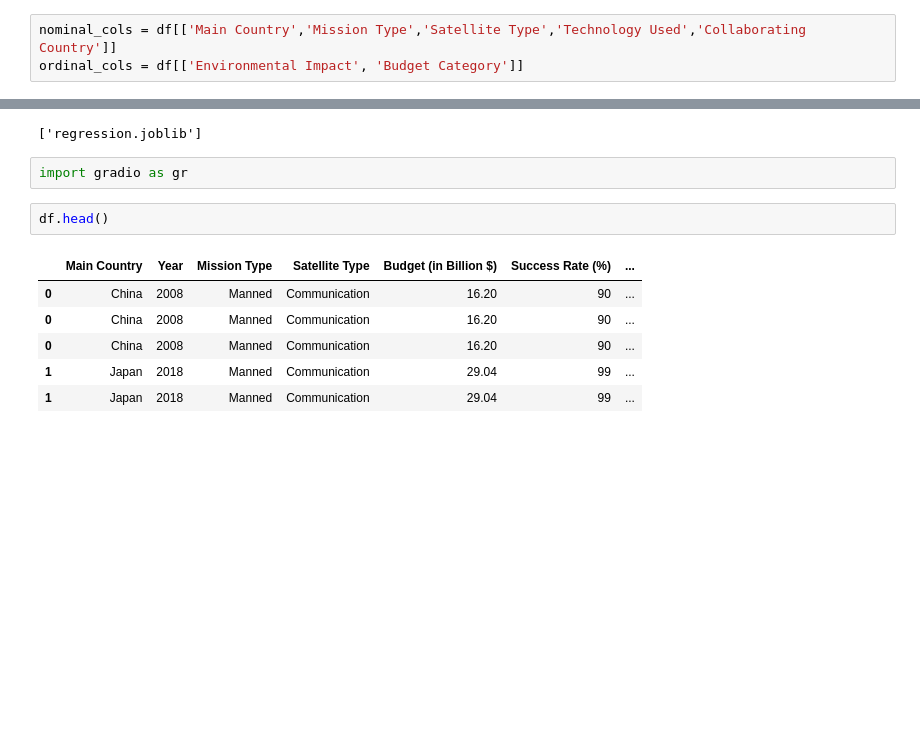
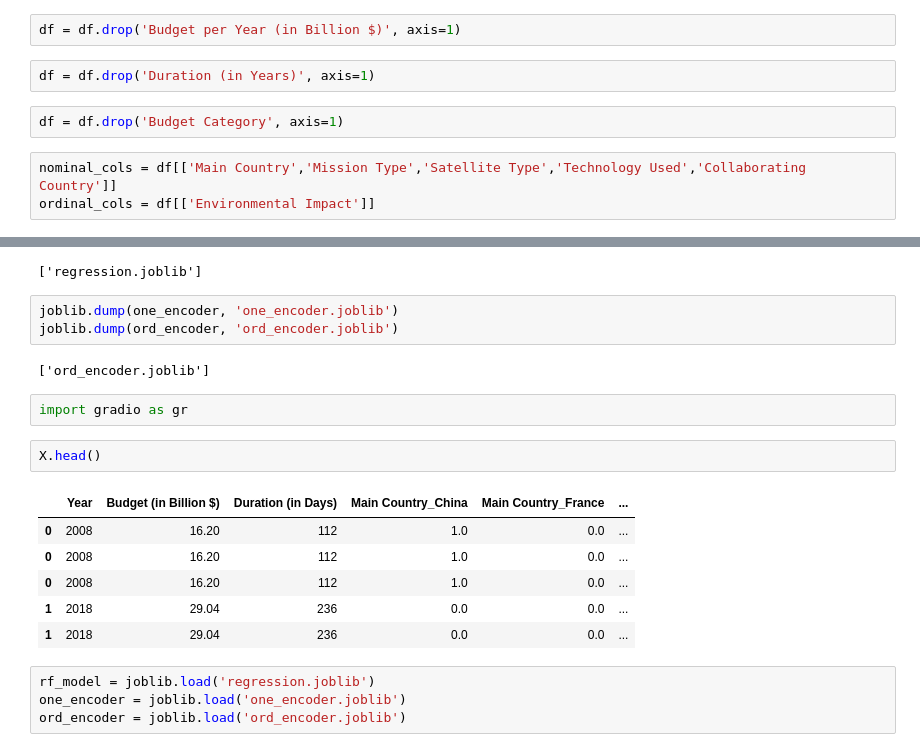
Before and after one commit to BigVictorFans/CU5PROJECTDANISH, a Jupyter notebook: notebook.ipynb, the cells around one changed output, grey strips where cells are left out. Cells and saved outputs as stored; diff of their text form; blank space fills up the shorter version.

```diff
--- a/notebook.ipynb
+++ b/notebook.ipynb
@@ -242,6 +247,12 @@ df.head()
+# %%
+df = df.drop('Budget per Year (in Billion $)', axis=1)
+# %%
+df = df.drop('Duration (in Years)', axis=1)
+# %%
+df = df.drop('Budget Category', axis=1)
 # %%
 nominal_cols = df[['Main Country','Mission Type','Satellite Type','Technology Used','Collaborating Country']]
-ordinal_cols = df[['Environmental Impact', 'Budget Category']]
+ordinal_cols = df[['Environmental Impact']]
 # %%
 from sklearn.preprocessing import OneHotEncoder, OrdinalEncoder
 # %%
@@ -460,14 +467,23 @@ plt.show()
 joblib.dump(best_model, 'regression.joblib')
 # %% [output]
 ['regression.joblib']
+# %%
+joblib.dump(one_encoder, 'one_encoder.joblib')
+joblib.dump(ord_encoder, 'ord_encoder.joblib')
+# %% [output]
+['ord_encoder.joblib']
 # %%
 import gradio as gr
 # %%
-df.head()
+X.head()
 # %% [output]
-|  | Main Country | Year | Mission Type | Satellite Type | Budget (in Billion $) | Success Rate (%) | ... |
-| 0 | China | 2008 | Manned | Communication | 16.20 | 90 | ... |
-| 0 | China | 2008 | Manned | Communication | 16.20 | 90 | ... |
-| 0 | China | 2008 | Manned | Communication | 16.20 | 90 | ... |
-| 1 | Japan | 2018 | Manned | Communication | 29.04 | 99 | ... |
-| 1 | Japan | 2018 | Manned | Communication | 29.04 | 99 | ... |
+|  | Year | Budget (in Billion $) | Duration (in Days) | Main Country_China | Main Country_France | ... |
+| 0 | 2008 | 16.20 | 112 | 1.0 | 0.0 | ... |
+| 0 | 2008 | 16.20 | 112 | 1.0 | 0.0 | ... |
+| 0 | 2008 | 16.20 | 112 | 1.0 | 0.0 | ... |
+| 1 | 2018 | 29.04 | 236 | 0.0 | 0.0 | ... |
+| 1 | 2018 | 29.04 | 236 | 0.0 | 0.0 | ... |
+# %%
+rf_model = joblib.load('regression.joblib')
+one_encoder = joblib.load('one_encoder.joblib')
+ord_encoder = joblib.load('ord_encoder.joblib')
```
Also changed, not shown: parts of 16 cells of this notebook, 6 other files.
